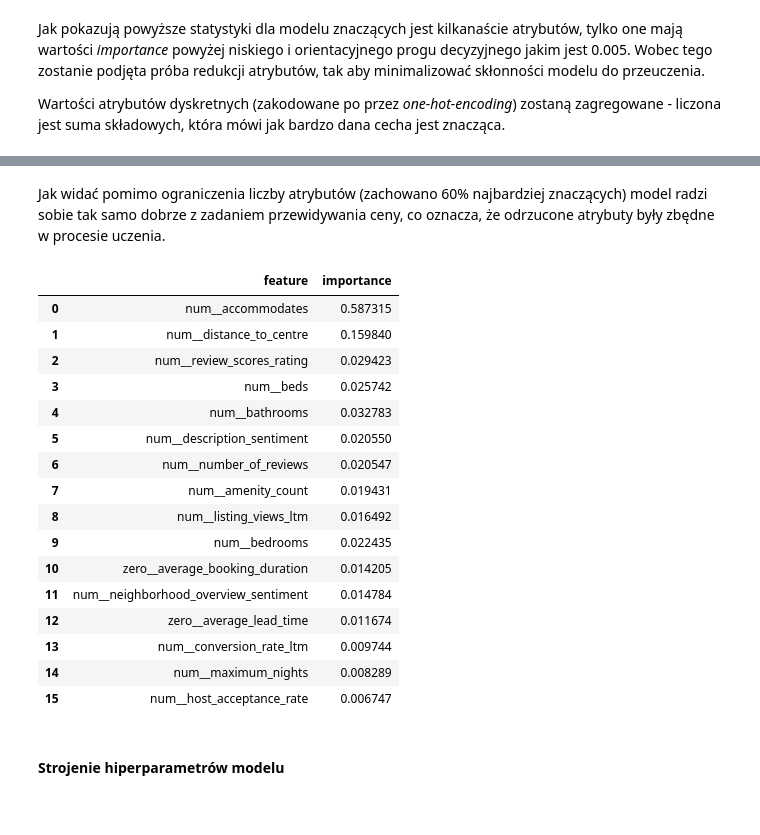
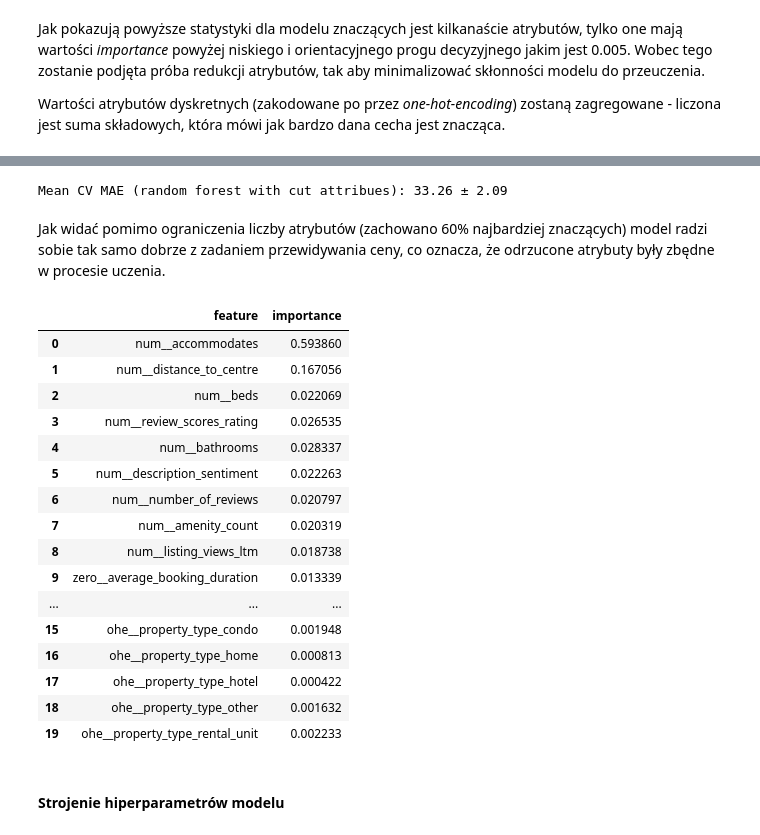
Before and after one commit to susek555/IUM, a Jupyter notebook: notebooks/models_03.ipynb, the cells around one changed output, grey strips where cells are left out. Drawn from its saved outputs; the diff is of its cells as text; code cells hidden in the pictures.

```diff
--- a/notebooks/models_03.ipynb
+++ b/notebooks/models_03.ipynb
@@ -49,9 +46,11 @@ clusterer = HDBSCAN(
 )
 ids = clusterer.fit_predict(coords_rad)
 
-X = listings
+builder = FeatureBuilder(sessions)
+
+X = builder.fit_transform(listings)
 y = target
-cv = KFold(n_splits=5, shuffle=True, random_state=42)
+cv = KFold(n_splits=5, shuffle=True)
 # %% [markdown]
 ### Model bazowy - regresja liniowa
 # %%
@@ -115,20 +112,16 @@ Wartości atrybutów dyskretnych (zakodowane po przez *one-hot-encoding*) zostan
 # %%
 from src.selector import FeatureSelector
 
-selector = FeatureSelector(
-    RandomForestRegressor(n_jobs=1),
-    percent=0.6,
-    ohe_features=["room_type", "property_type"]
-)
-
-pipe_selector = Pipeline(
+pipe_forest_full = Pipeline(
     [
-        ("builder", FeatureBuilder(sessions)),
         ("preprocessor", Preprocessor()),
-        ("selector", selector)
+        ("selector", FeatureSelector(
+            RandomForestRegressor(n_jobs=1), percent=0.6, ohe_features=["room_type", "property_type"])),
+        ("regressor", RandomForestRegressor(n_jobs=1))
     ]
 )
 
-X_reduced = pipe_selector.fit_transform(X, y)
-X_reduced.info()
+pipe_forest_full.fit(X, y)
+selected = pipe_forest_full.named_steps["selector"].selected_features_
+selected
 # %% [output]
@@ -163,26 +148,38 @@ Mean CV MAE (random forest with cut attribues): 32.42 ± 2.37
+# %%
+cv_scores = cross_val_score(pipe_forest_full, X, y, cv=cv, scoring="neg_mean_absolute_error")
+mae = -cv_scores
+
+print(f"Mean CV MAE (random forest with cut attribues): {mae.mean():.2f} ± {mae.std():.2f}")
+# %% [output]
+Mean CV MAE (random forest with cut attribues): 33.26 ± 2.09
 # %% [markdown]
 Jak widać pomimo ograniczenia liczby atrybutów (zachowano 60% najbardziej znaczących) model radzi sobie tak samo dobrze z zadaniem przewidywania ceny, co oznacza, że odrzucone atrybuty były zbędne w procesie uczenia.
 # %%
-df = pd.DataFrame({"feature": X_reduced.columns.values, "importance": forest.feature_importances_})
+df = pd.DataFrame(
+    {
+        "feature": selected,
+        "importance": pipe_forest_full.named_steps["regressor"].feature_importances_
+    }
+)
 df
 # %% [output]
 |  | feature | importance |
-| 0 | num__accommodates | 0.587315 |
-| 1 | num__distance_to_centre | 0.159840 |
-| 2 | num__review_scores_rating | 0.029423 |
-| 3 | num__beds | 0.025742 |
-| 4 | num__bathrooms | 0.032783 |
-| 5 | num__description_sentiment | 0.020550 |
-| 6 | num__number_of_reviews | 0.020547 |
-| 7 | num__amenity_count | 0.019431 |
-| 8 | num__listing_views_ltm | 0.016492 |
-| 9 | num__bedrooms | 0.022435 |
-| 10 | zero__average_booking_duration | 0.014205 |
-| 11 | num__neighborhood_overview_sentiment | 0.014784 |
-| 12 | zero__average_lead_time | 0.011674 |
-| 13 | num__conversion_rate_ltm | 0.009744 |
-| 14 | num__maximum_nights | 0.008289 |
-| 15 | num__host_acceptance_rate | 0.006747 |
+| 0 | num__accommodates | 0.593860 |
+| 1 | num__distance_to_centre | 0.167056 |
+| 2 | num__beds | 0.022069 |
+| 3 | num__review_scores_rating | 0.026535 |
+| 4 | num__bathrooms | 0.028337 |
+| 5 | num__description_sentiment | 0.022263 |
+| 6 | num__number_of_reviews | 0.020797 |
+| 7 | num__amenity_count | 0.020319 |
+| 8 | num__listing_views_ltm | 0.018738 |
+| 9 | zero__average_booking_duration | 0.013339 |
+| ... | ... | ... |
+| 15 | ohe__property_type_condo | 0.001948 |
+| 16 | ohe__property_type_home | 0.000813 |
+| 17 | ohe__property_type_hotel | 0.000422 |
+| 18 | ohe__property_type_other | 0.001632 |
+| 19 | ohe__property_type_rental_unit | 0.002233 |
 # %% [markdown]
 #### Strojenie hiperparametrów modelu
 # %% [markdown]
```
Also changed, not shown: parts of 14 cells of this notebook, 7 other files.
